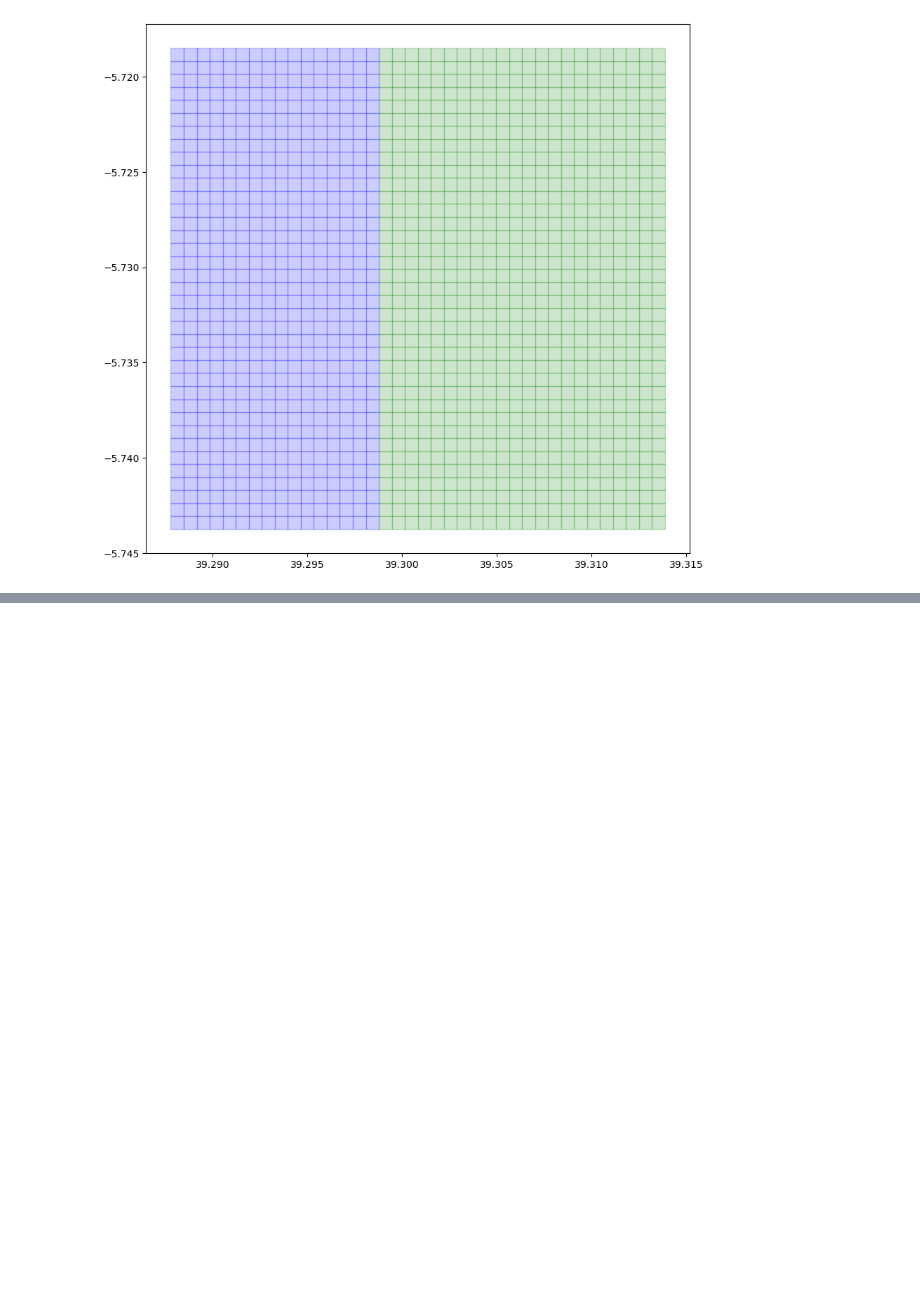
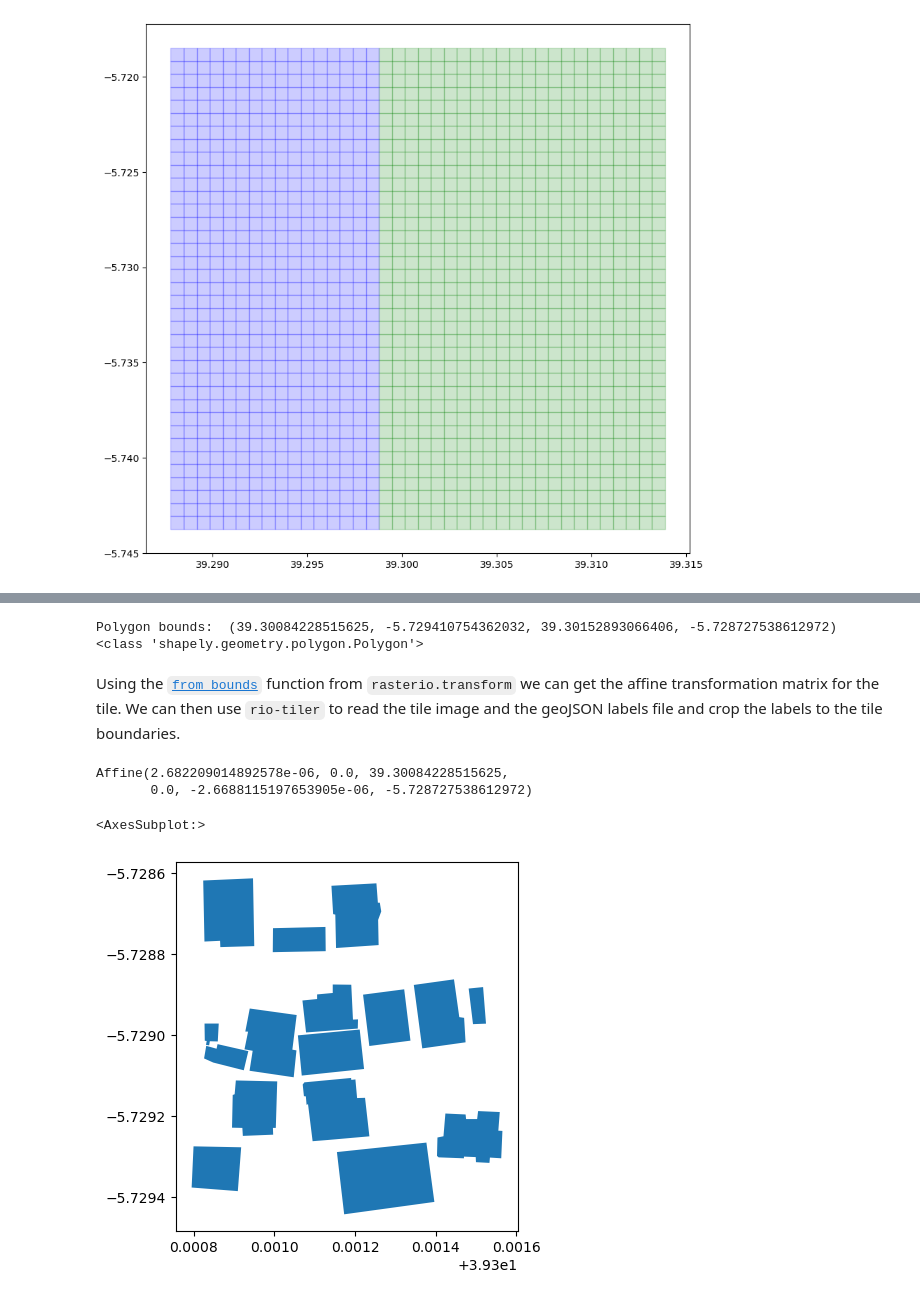
Before and after one commit to imharrisonking/rooftop-segmentation, a Jupyter notebook: Preprocessing.ipynb, the cells around one changed output, grey strips where cells are left out. Drawn from its saved outputs; the diff is of its cells as text; code cells hidden in the pictures; blank space fills up the shorter version.

```diff
--- a/Preprocessing.ipynb
+++ b/Preprocessing.ipynb
@@ -156,2 +246,27 @@ We'll use [`rio-tiler`](https://github.com/cogeotiff/rio-tiler) and the slippy m
+# %%
+# Get the same tile polygon as our tile image
+tile_polygon = tiles_gdf.iloc[id]['geometry']
+print('Polygon bounds: ', tile_polygon.bounds)
+print(type(tile_polygon))
+# %% [output]
+Polygon bounds:  (39.30084228515625, -5.729410754362032, 39.30152893066406, -5.728727538612972)
+<class 'shapely.geometry.polygon.Polygon'>
+# %% [markdown]
+Using the [`from_bounds`](https://rasterio.readthedocs.io/en/stable/api/rasterio.transform.html#rasterio.transform.from_bounds) function from `rasterio.transform` we can get the affine transformation matrix for the tile. We can then use `rio-tiler` to read the tile image and the geoJSON labels file and crop the labels to the tile boundaries.
+# %%
+# Get affine transformation matrix for the tile using rasterio
+transform_matrix = from_bounds(*tile_polygon.bounds, TILE_SIZE, TILE_SIZE)
+transform_matrix
+# %% [output]
+Affine(2.682209014892578e-06, 0.0, 39.30084228515625,
+       0.0, -2.6688115197653905e-06, -5.728727538612972)
+# %%
+# Crop the merged polygons to the bounds of the tile
+cropped_polygons = [polygon for polygon in merged_polygons if polygon.intersects(tile_polygon)]
+cropped_polygons_gdf = gpd.GeoDataFrame(geometry=cropped_polygons, crs=4326)
+cropped_polygons_gdf.plot()
+# %% [output]
+<AxesSubplot:>
+[figure, added]
 # %% [markdown]
 ## Create 3-channel RGB masks using solaris
```
Also changed, not shown: parts of 21 cells of this notebook.
